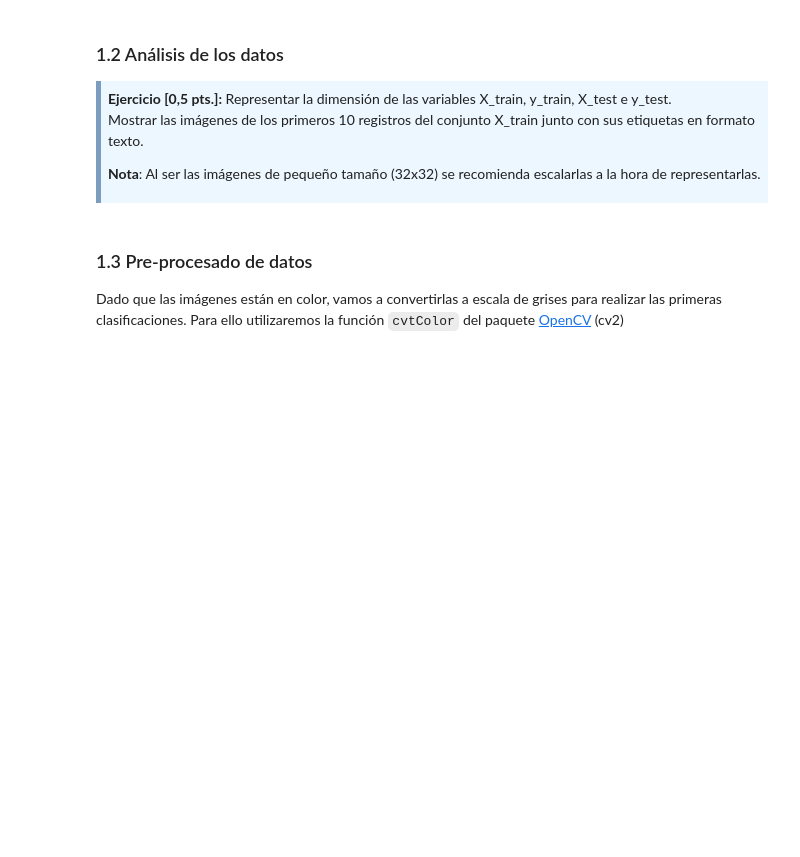
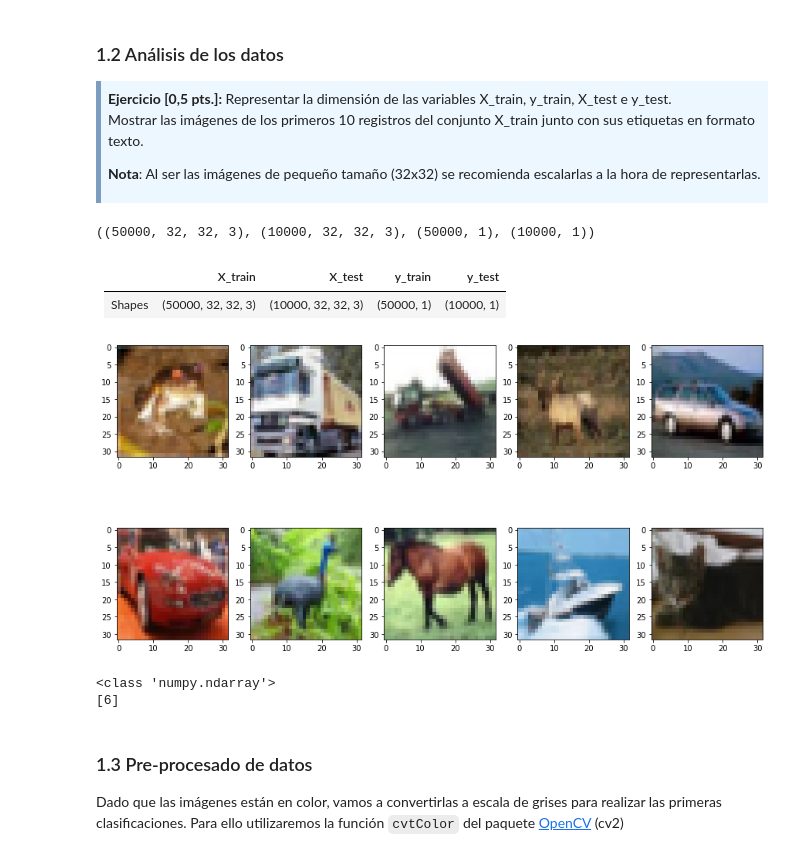
Before and after one commit to mtablado/uoc2022_deeplearning_pec2, a Jupyter notebook: 20212_M2.875_PEC2-mtabladol.ipynb, the cells around one changed output. Cells and saved outputs as stored; diff of their text form; code cells hidden in the pictures; blank space fills up the shorter version.

Commit message:
Show images

```diff
--- a/20212_M2.875_PEC2-mtabladol.ipynb
+++ b/20212_M2.875_PEC2-mtabladol.ipynb
@@ -79,7 +79,30 @@ Mostrar las imágenes de los primeros 10 registros del conjunto X_train junto co
 </div>
 # %%
 # Análisis del conjunto de datos descargado
-#TODO
+X_train.shape, X_test.shape, y_train.shape, y_test.shape
+# %% [output]
+((50000, 32, 32, 3), (10000, 32, 32, 3), (50000, 1), (10000, 1))
+# %% [markdown]
+|        | X_train   | X_test    | y_train  | y_test   |
+|--------|-----------|-----------|----------|----------|
+| Shapes | (50000, 32, 32, 3) | (10000, 32, 32, 3)  | (50000, 1) | (10000, 1) |
+# %%
+f, axarr = plt.subplots(2,5, figsize=(15,8))
+axarr[0,0].imshow(X_train[0])
+
+n = 0
+for i in range(0,2):
+  for j in range(0,5):
+    axarr[i,j].imshow(X_train[n])
+    n = n + 1
+# %% [output]
+[figure, added]
+# %%
+print(type(y_train))
+print(y_train[0])
+# %% [output]
+<class 'numpy.ndarray'>
+[6]
 # %% [markdown]
 ### 1.3 Pre-procesado de datos
 Dado que las imágenes están en color, vamos a convertirlas a escala de grises para realizar las primeras clasificaciones. Para ello utilizaremos la función `cvtColor` del paquete [OpenCV](https://pypi.org/project/opencv-python/) (cv2)
```
Also changed, not shown: parts of 2 cells of this notebook.
